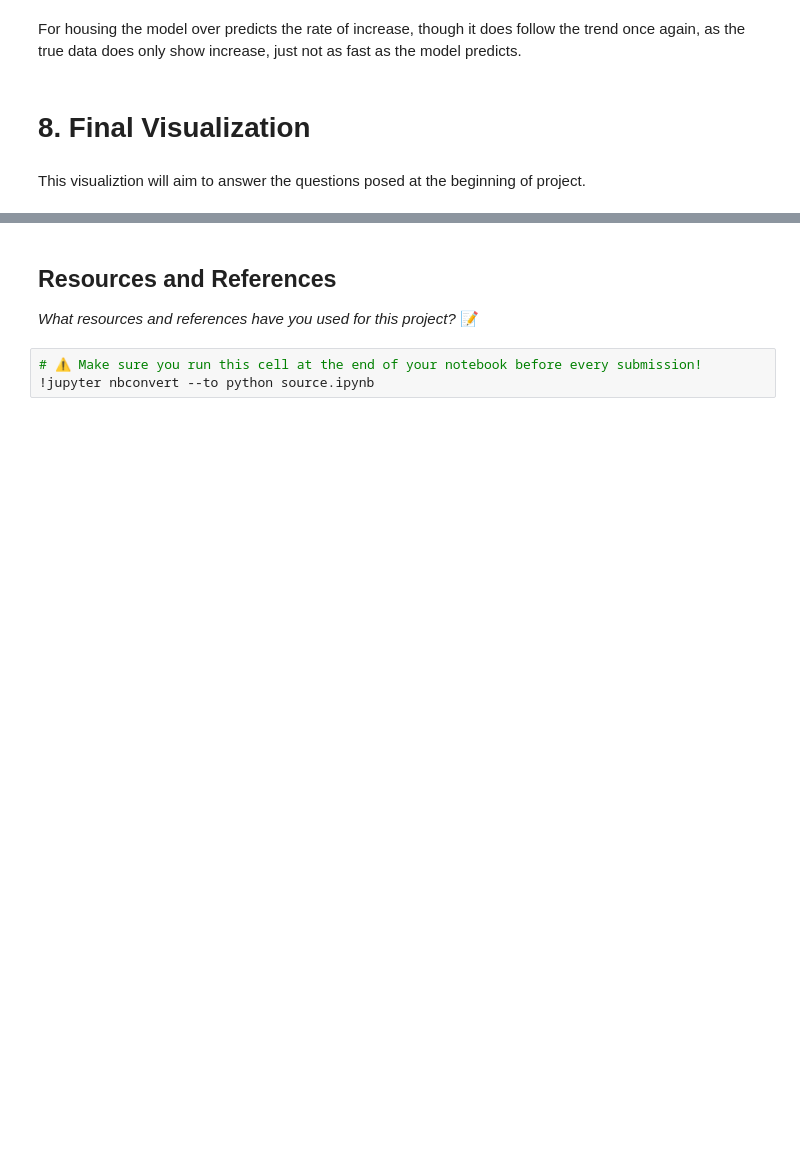
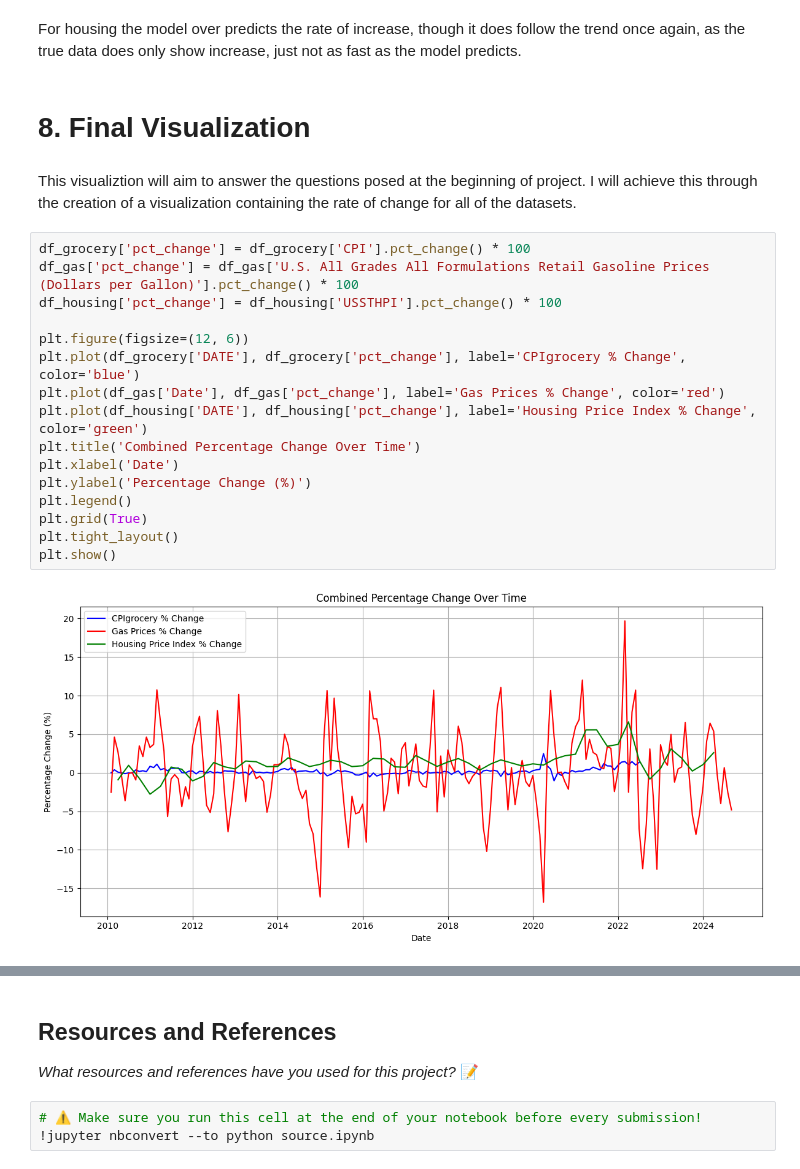
Before and after one commit to IT4063C-Fall24/final-project-MasonRump, a Jupyter notebook: source.ipynb, the cells around one changed output, grey strips where cells are left out. Cells and saved outputs as stored; diff of their text form; blank space fills up the shorter version.

Commit message:
Completed Final Visualization

```diff
--- a/source.ipynb
+++ b/source.ipynb
@@ -463,4 +463,23 @@ For housing the model over predicts the rate of increase, though it does follow
 # %% [markdown]
 # 8. Final Visualization
 # %% [markdown]
-This visualiztion will aim to answer the questions posed at the beginning of project.
+This visualiztion will aim to answer the questions posed at the beginning of project. I will achieve this through the
+creation of a visualization containing the rate of change for all of the datasets.
+# %%
+df_grocery['pct_change'] = df_grocery['CPI'].pct_change() * 100
+df_gas['pct_change'] = df_gas['U.S. All Grades All Formulations Retail Gasoline Prices (Dollars per Gallon)'].pct_change() * 100
+df_housing['pct_change'] = df_housing['USSTHPI'].pct_change() * 100
+
+plt.figure(figsize=(12, 6))
+plt.plot(df_grocery['DATE'], df_grocery['pct_change'], label='CPIgrocery % Change', color='blue')
+plt.plot(df_gas['Date'], df_gas['pct_change'], label='Gas Prices % Change', color='red')
+plt.plot(df_housing['DATE'], df_housing['pct_change'], label='Housing Price Index % Change', color='green')
+plt.title('Combined Percentage Change Over Time')
+plt.xlabel('Date')
+plt.ylabel('Percentage Change (%)')
+plt.legend()
+plt.grid(True)
+plt.tight_layout()
+plt.show()
+# %% [output]
+[figure, added]
```
Also changed, not shown: parts of 1 cell of this notebook.
